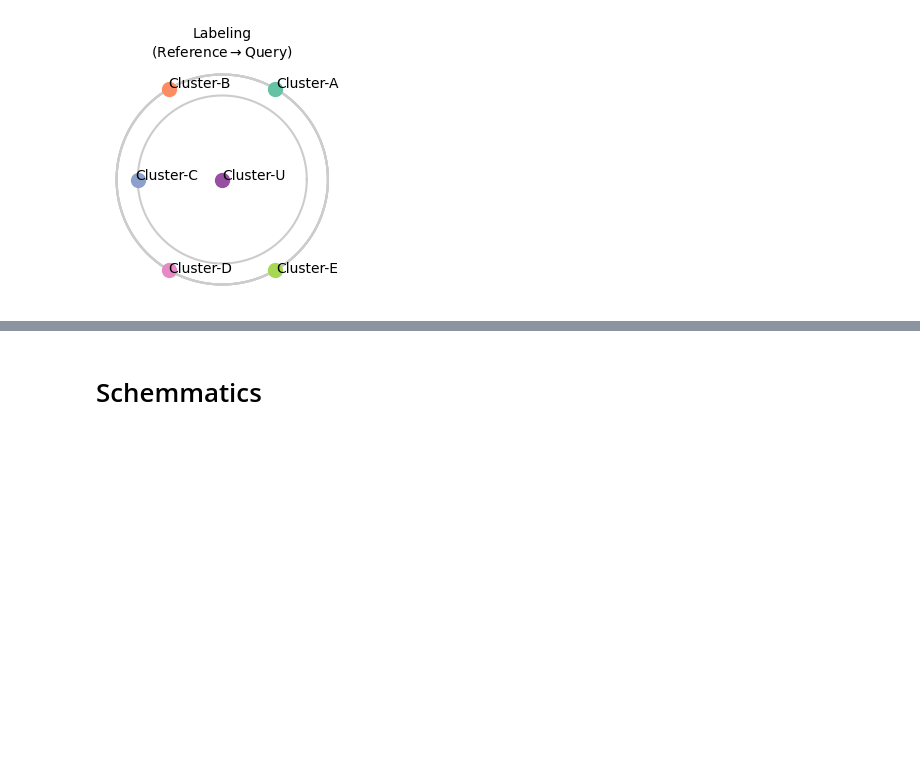
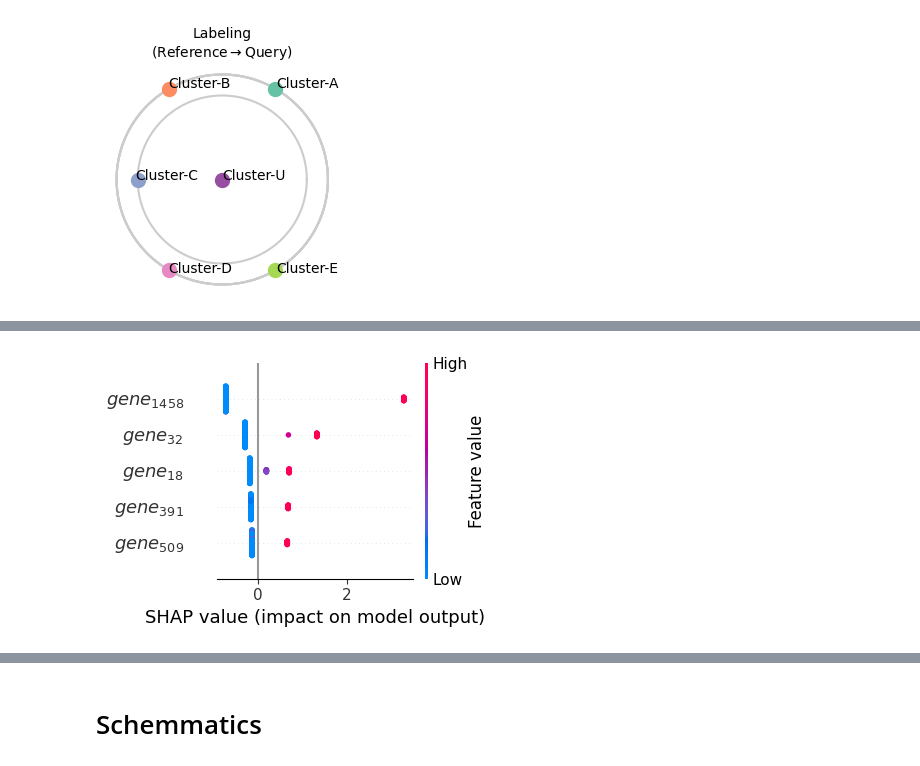
Before and after one commit to yo-aka-gene/grnet, a Jupyter notebook: docs/notebooks/toydata_viz.ipynb, the cells around one changed output, grey strips where cells are left out. Cells and saved outputs as stored; diff of their text form; code cells hidden in the pictures; blank space fills up the shorter version.

```diff
--- a/docs/notebooks/toydata_viz.ipynb
+++ b/docs/notebooks/toydata_viz.ipynb
@@ -406,0 +458,8 @@ fig.savefig(f"{conf.export}/r2q.png", **kwarg_savefig)
+# %%
+model = lgb.LightGBMTuner(
+    params, train,
+    valid_sets=valid,
+    optuna_seed=0,
+    verbosity=-1,
+    callbacks=[lgbm.early_stopping(50), lgbm.log_evaluation(1000)]
+)
@@ -406,0 +589,17 @@ fig.savefig(f"{conf.export}/r2q.png", **kwarg_savefig)
+# %%
+x_te.columns = [
+    f"${'_{'.join(v.split('_')) + '}'}$" for v in x_te.columns
+]
+# %%
+explainer = shap.TreeExplainer(model=tuned)
+shap_values = explainer.shap_values(X=x_te)
+
+shap.summary_plot(
+    shap_values[0], x_te,
+    max_display=5, show=False,
+    plot_size=(4, 3)
+)
+
+plt.savefig(f"{conf.export}/shap.png", **kwarg_savefig)
+# %% [output]
+[figure, added]
```
Also changed, not shown: parts of 17 cells of this notebook.
